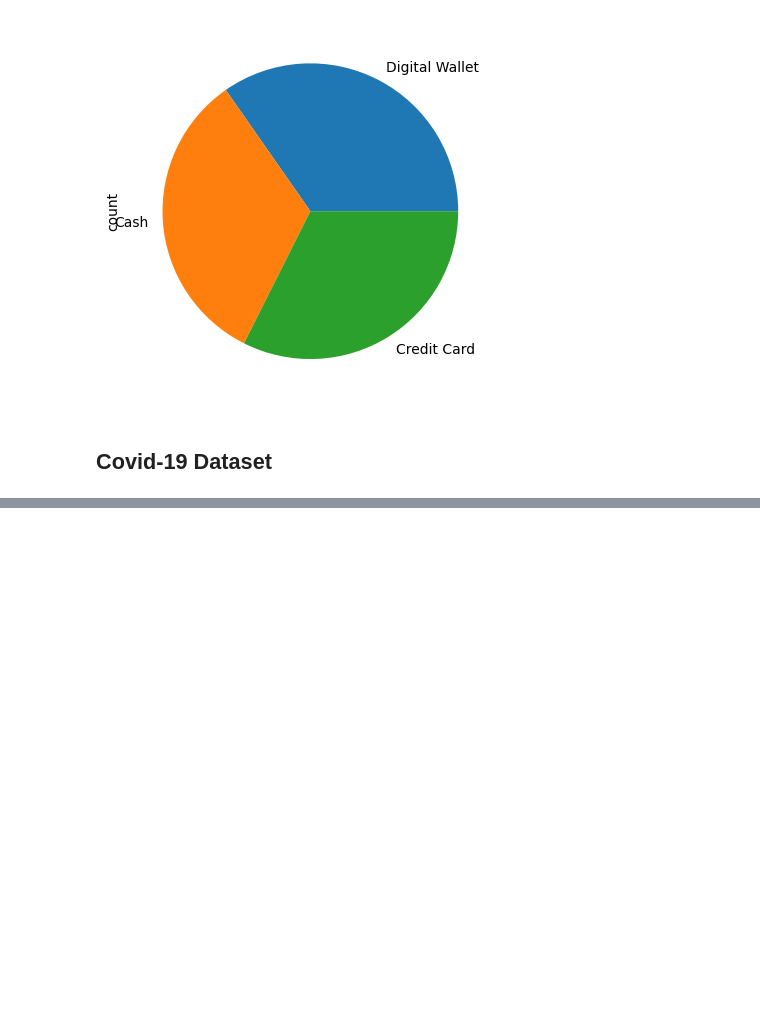
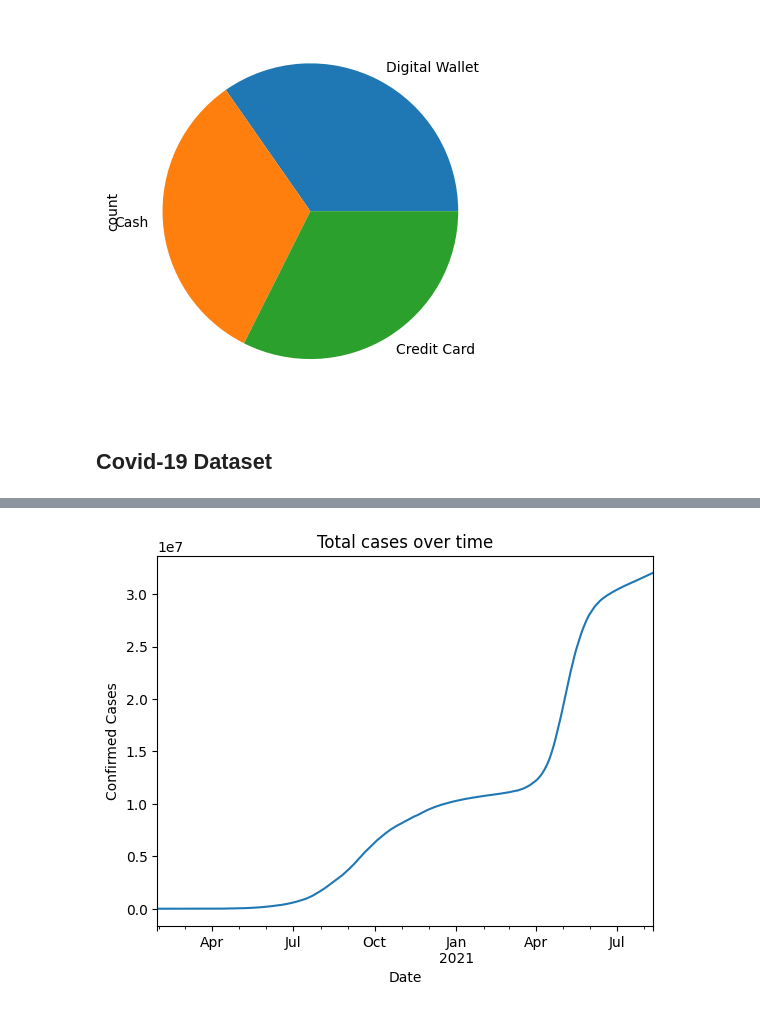
Before and after one commit to ShailPatel27/Innvonix-AI-Learning-Tasks, a Jupyter notebook: AI-ML/T1 Foundation/t1_dataManipulationAndVisualization/dataManipulationAndVisualization.ipynb, the cells around one changed output, grey strips where cells are left out. Drawn from its saved outputs; the diff is of its cells as text; code cells hidden in the pictures; blank space fills up the shorter version.

```diff
--- a/AI-ML/T1 Foundation/t1_dataManipulationAndVisualization/dataManipulationAndVisualization.ipynb
+++ b/AI-ML/T1 Foundation/t1_dataManipulationAndVisualization/dataManipulationAndVisualization.ipynb
@@ -112,3 +112,8 @@ df["Payment Method"].value_counts().plot(kind="pie")
 [figure]
 # %% [markdown]
 ## Covid-19 Dataset
+# %%
+import pandas as pd
+
+df = pd.read_csv('02_covid_19_india.csv')
+display(df)
@@ -114,0 +134,12 @@ df["Payment Method"].value_counts().plot(kind="pie")
+# %%
+df["Date"] = pd.to_datetime(df["Date"])
+# %%
+import matplotlib.pyplot as plt
+
+plt.title("Total cases over time")
+plt.ylabel("Confirmed Cases")
+daily_cases = df.groupby("Date")["Confirmed"].sum()
+daily_cases.plot()
+plt.show()
+# %% [output]
+[figure, added]
```
Also changed, not shown: parts of 2 cells of this notebook.
